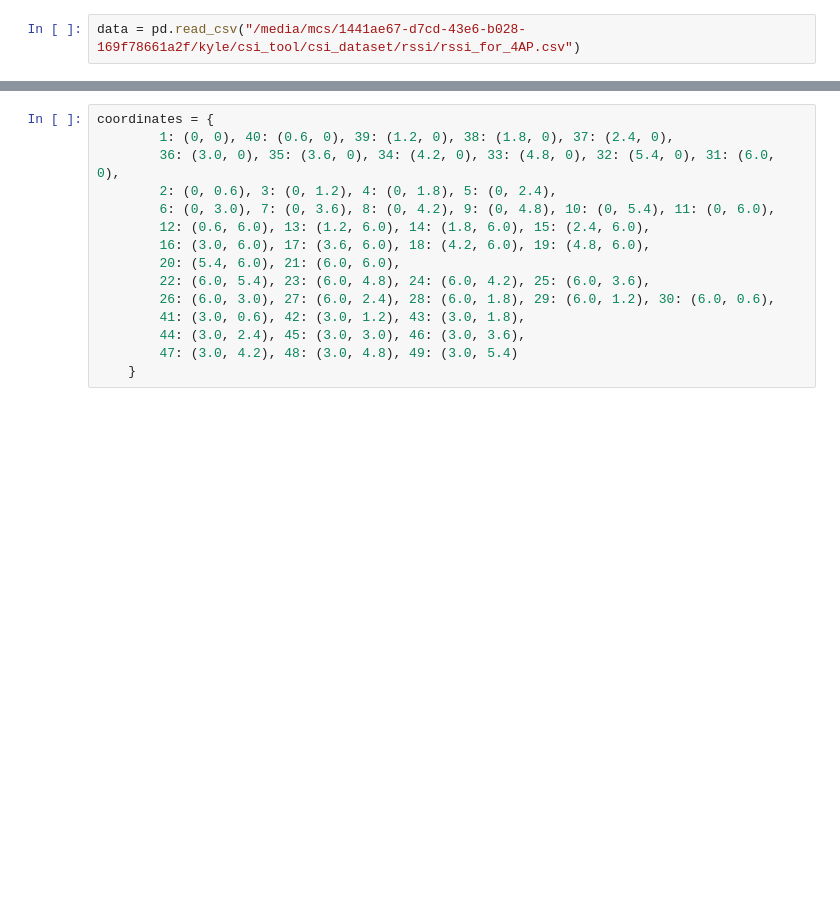
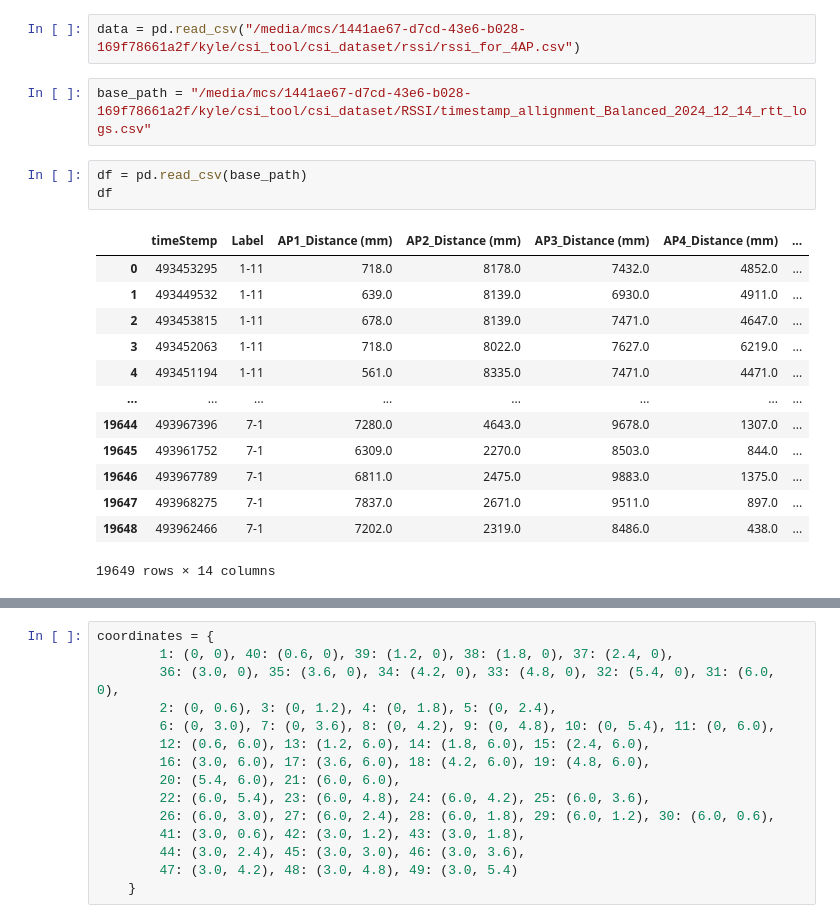
Before and after one commit to kuku000/csi_tool, a Jupyter notebook: fingerprint_localization/rssi_DNN.ipynb, the cells around one changed output, grey strips where cells are left out. Saved outputs shown, nothing was run; the diff lists cells and outputs as text; blank space fills up the shorter version.

```diff
--- a/fingerprint_localization/rssi_DNN.ipynb
+++ b/fingerprint_localization/rssi_DNN.ipynb
@@ -13,3 +13,22 @@ from model import *
 import torch.nn.functional as F
 # %%
 data = pd.read_csv("/media/mcs/1441ae67-d7cd-43e6-b028-169f78661a2f/kyle/csi_tool/csi_dataset/rssi/rssi_for_4AP.csv")
+# %%
+base_path = "/media/mcs/1441ae67-d7cd-43e6-b028-169f78661a2f/kyle/csi_tool/csi_dataset/RSSI/timestamp_allignment_Balanced_2024_12_14_rtt_logs.csv"
+# %%
+df = pd.read_csv(base_path)
+df
+# %% [output]
+|  | timeStemp | Label | AP1_Distance (mm) | AP2_Distance (mm) | AP3_Distance (mm) | AP4_Distance (mm) | ... |
+| 0 | 493453295 | 1-11 | 718.0 | 8178.0 | 7432.0 | 4852.0 | ... |
+| 1 | 493449532 | 1-11 | 639.0 | 8139.0 | 6930.0 | 4911.0 | ... |
+| 2 | 493453815 | 1-11 | 678.0 | 8139.0 | 7471.0 | 4647.0 | ... |
+| 3 | 493452063 | 1-11 | 718.0 | 8022.0 | 7627.0 | 6219.0 | ... |
+| 4 | 493451194 | 1-11 | 561.0 | 8335.0 | 7471.0 | 4471.0 | ... |
+| ... | ... | ... | ... | ... | ... | ... | ... |
+| 19644 | 493967396 | 7-1 | 7280.0 | 4643.0 | 9678.0 | 1307.0 | ... |
+| 19645 | 493961752 | 7-1 | 6309.0 | 2270.0 | 8503.0 | 844.0 | ... |
+| 19646 | 493967789 | 7-1 | 6811.0 | 2475.0 | 9883.0 | 1375.0 | ... |
+| 19647 | 493968275 | 7-1 | 7837.0 | 2671.0 | 9511.0 | 897.0 | ... |
+| 19648 | 493962466 | 7-1 | 7202.0 | 2319.0 | 8486.0 | 438.0 | ... |
+19649 rows × 14 columns
```
Also changed, not shown: parts of 21 cells of this notebook, 13 other files.
